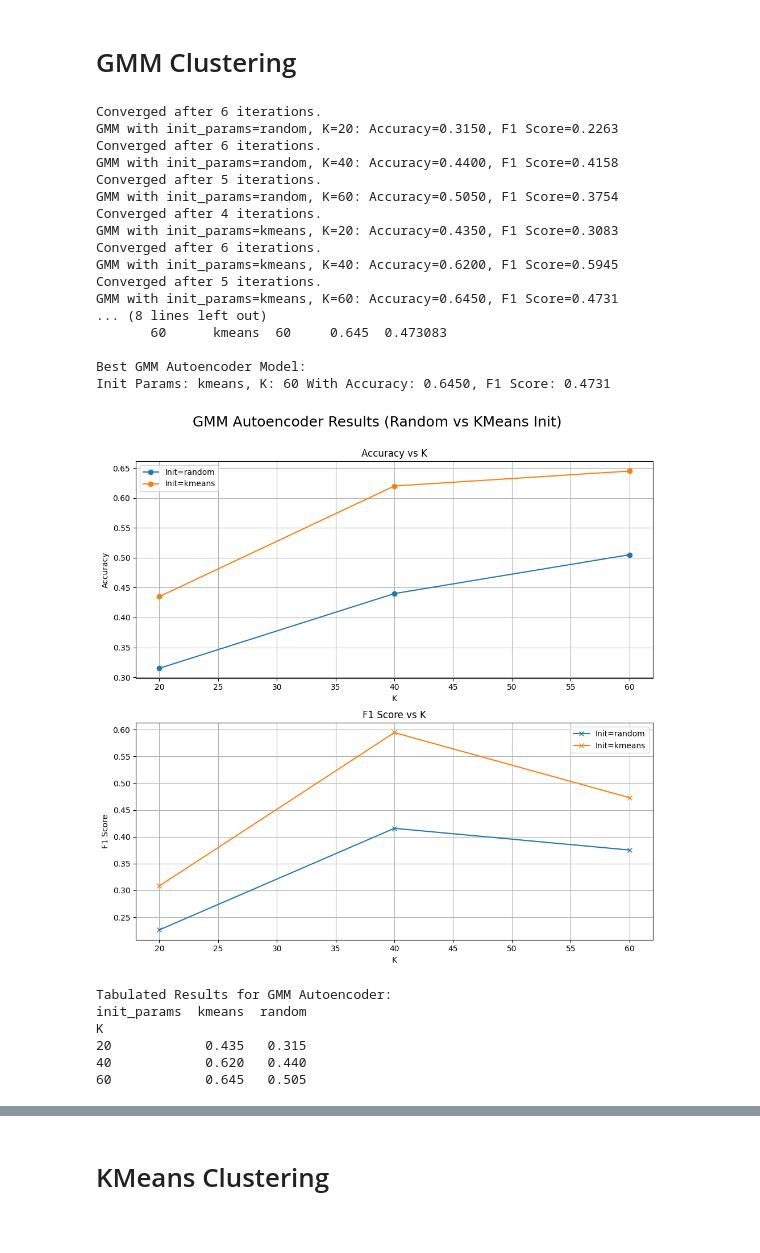
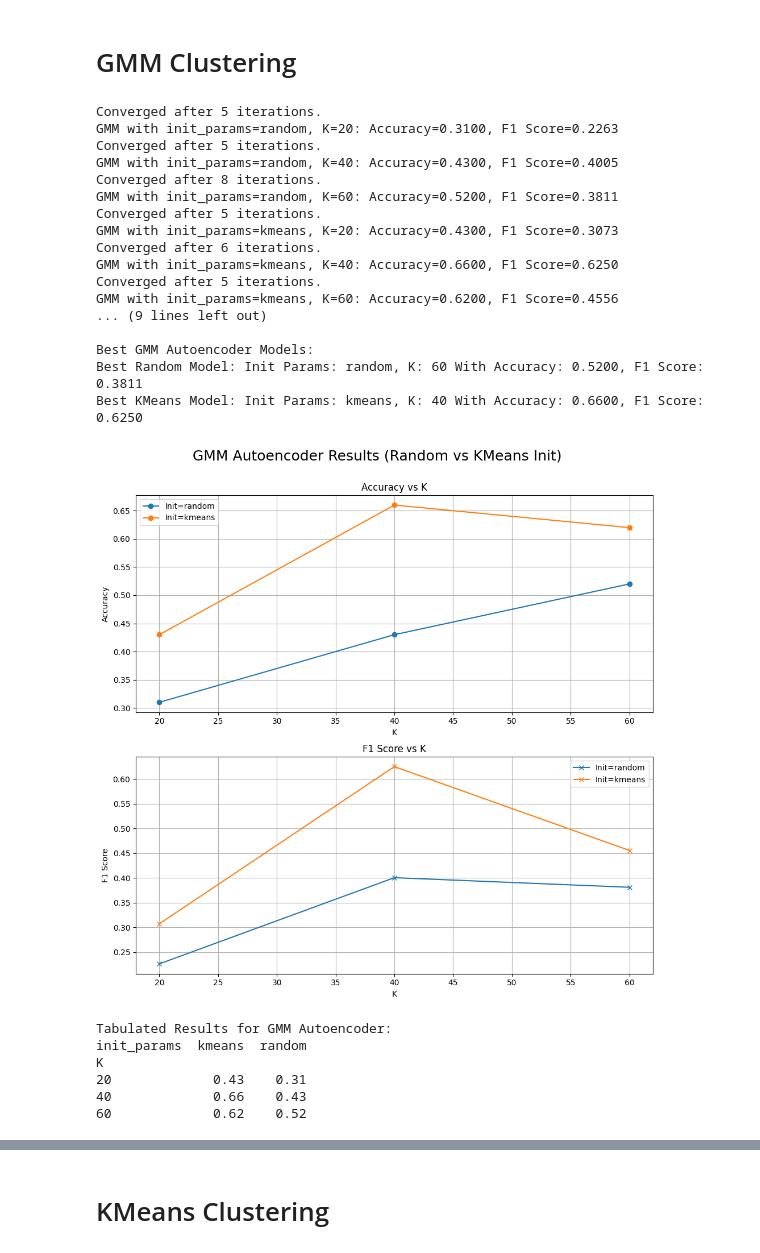
Before and after one commit to ahmedyoussefg/Face-Recognition-ORL, a Jupyter notebook: face_recognition.ipynb, the cells around one changed output, grey strips where cells are left out. Drawn from its saved outputs; the diff is of its cells as text; code cells hidden in the pictures.

```diff
--- a/face_recognition.ipynb
+++ b/face_recognition.ipynb
@@ -627,10 +692,19 @@ gmm_autoenc_df = pd.DataFrame.from_dict(
 )
 print("\nGMM Autoencoder Results DataFrame:")
 print(gmm_autoenc_df)
-print("\nBest GMM Autoencoder Model:")
-best_gmm_autoenc_key = gmm_autoenc_df.loc[gmm_autoenc_df['accuracy'].idxmax()]
-best_gmm_autoenc = gmm_autoenc_results[(best_gmm_autoenc_key['init_params'], best_gmm_autoenc_key['K'])]['gmm']
-print(f"Init Params: {best_gmm_autoenc_key['init_params']}, K: {best_gmm_autoenc_key['K']} With Accuracy: {best_gmm_autoenc_key['accuracy']:.4f}, F1 Score: {best_gmm_autoenc_key['f1_score']:.4f}")
+
+print("\nBest GMM Autoencoder Models:")
+best_gmm_autoenc_random_key = gmm_autoenc_df[gmm_autoenc_df['init_params'] == 'random'].loc[
+    gmm_autoenc_df[gmm_autoenc_df['init_params'] == 'random']['accuracy'].idxmax()
+]
+best_gmm_autoenc_kmeans_key = gmm_autoenc_df[gmm_autoenc_df['init_params'] == 'kmeans'].loc[
+    gmm_autoenc_df[gmm_autoenc_df['init_params'] == 'kmeans']['accuracy'].idxmax()
+]
+
+best_gmm_autoenc_random = gmm_autoenc_results[('random', best_gmm_autoenc_random_key['K'])]['gmm']
+best_gmm_autoenc_kmeans = gmm_autoenc_results[('kmeans', best_gmm_autoenc_kmeans_key['K'])]['gmm']
+print(f"Best Random Model: Init Params: {best_gmm_autoenc_random_key['init_params']}, K: {best_gmm_autoenc_random_key['K']} With Accuracy: {best_gmm_autoenc_random_key['accuracy']:.4f}, F1 Score: {best_gmm_autoenc_random_key['f1_score']:.4f}")
+print(f"Best KMeans Model: Init Params: {best_gmm_autoenc_kmeans_key['init_params']}, K: {best_gmm_autoenc_kmeans_key['K']} With Accuracy: {best_gmm_autoenc_kmeans_key['accuracy']:.4f}, F1 Score: {best_gmm_autoenc_kmeans_key['f1_score']:.4f}")
 
 fig, axs = plt.subplots(2, 1, figsize=(10, 10))
 fig.suptitle('GMM Autoencoder Results (Random vs KMeans Init)', fontsize=18)
@@ -641,51 +715,51 @@ for init_param in gmm_autoenc_df['init_params'].unique():
     df = gmm_autoenc_df[gmm_autoenc_df['init_params'] == init_param]
     ax.plot(df['K'], df['accuracy'], marker='o', label=f'Init={init_param}')
 ax.set_title('Accuracy vs K')
 ax.set_xlabel('K')
 ax.set_ylabel('Accuracy')
 ax.grid(True)
 ax.legend()
 
 # F1 Score vs K
 ax = axs[1]
 for init_param in gmm_autoenc_df['init_params'].unique():
     df = gmm_autoenc_df[gmm_autoenc_df['init_params'] == init_param]
     ax.plot(df['K'], df['f1_score'], marker='x', label=f'Init={init_param}')
 ax.set_title('F1 Score vs K')
 ax.set_xlabel('K')
 ax.set_ylabel('F1 Score')
 ax.grid(True)
 ax.legend()
 
 plt.tight_layout()
 plt.subplots_adjust(top=0.9)
 plt.show()
 
 # Tabulated print
 print("\nTabulated Results for GMM Autoencoder:")
 print(gmm_autoenc_df.pivot_table(index='K', columns='init_params', values='accuracy', aggfunc='mean'))
 # %% [output]
+Converged after 5 iterations.
+GMM with init_params=random, K=20: Accuracy=0.3100, F1 Score=0.2263
+Converged after 5 iterations.
+GMM with init_params=random, K=40: Accuracy=0.4300, F1 Score=0.4005
+Converged after 8 iterations.
+GMM with init_params=random, K=60: Accuracy=0.5200, F1 Score=0.3811
+Converged after 5 iterations.
+GMM with init_params=kmeans, K=20: Accuracy=0.4300, F1 Score=0.3073
 Converged after 6 iterations.
-GMM with init_params=random, K=20: Accuracy=0.3150, F1 Score=0.2263
-Converged after 6 iterations.
-GMM with init_params=random, K=40: Accuracy=0.4400, F1 Score=0.4158
+GMM with init_params=kmeans, K=40: Accuracy=0.6600, F1 Score=0.6250
 Converged after 5 iterations.
-GMM with init_params=random, K=60: Accuracy=0.5050, F1 Score=0.3754
-Converged after 4 iterations.
-GMM with init_params=kmeans, K=20: Accuracy=0.4350, F1 Score=0.3083
-Converged after 6 iterations.
-GMM with init_params=kmeans, K=40: Accuracy=0.6200, F1 Score=0.5945
-Converged after 5 iterations.
-GMM with init_params=kmeans, K=60: Accuracy=0.6450, F1 Score=0.4731
-... (8 lines left out)
-       60      kmeans  60     0.645  0.473083
+GMM with init_params=kmeans, K=60: Accuracy=0.6200, F1 Score=0.4556
+... (9 lines left out)
 
-Best GMM Autoencoder Model:
-Init Params: kmeans, K: 60 With Accuracy: 0.6450, F1 Score: 0.4731
+Best GMM Autoencoder Models:
+Best Random Model: Init Params: random, K: 60 With Accuracy: 0.5200, F1 Score: 0.3811
+Best KMeans Model: Init Params: kmeans, K: 40 With Accuracy: 0.6600, F1 Score: 0.6250
-[figure, old version]
+[figure, new version]
 Tabulated Results for GMM Autoencoder:
 init_params  kmeans  random
 K
-20            0.435   0.315
-40            0.620   0.440
-60            0.645   0.505
+20             0.43    0.31
+40             0.66    0.43
+60             0.62    0.52
```
Also changed, not shown: parts of 10 cells of this notebook.
